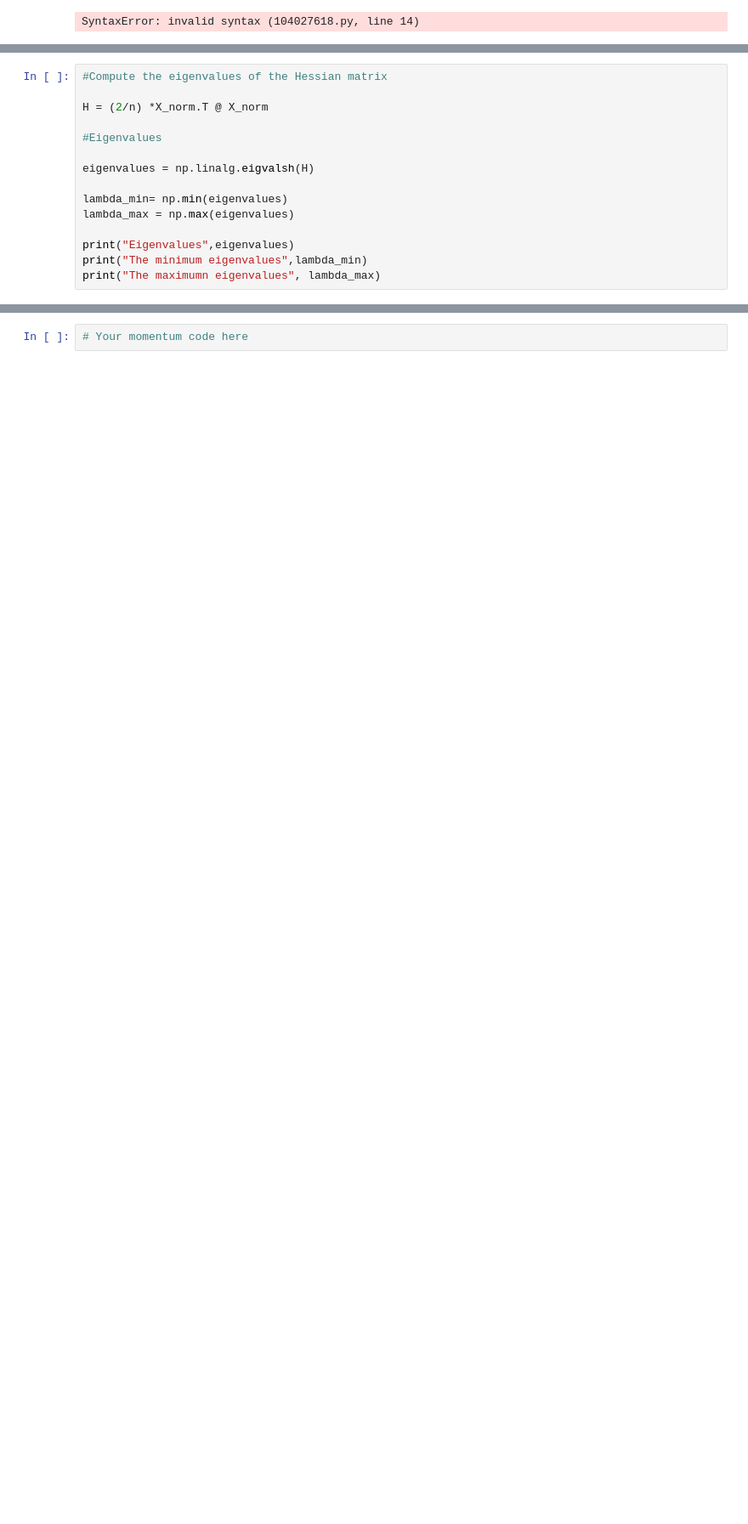
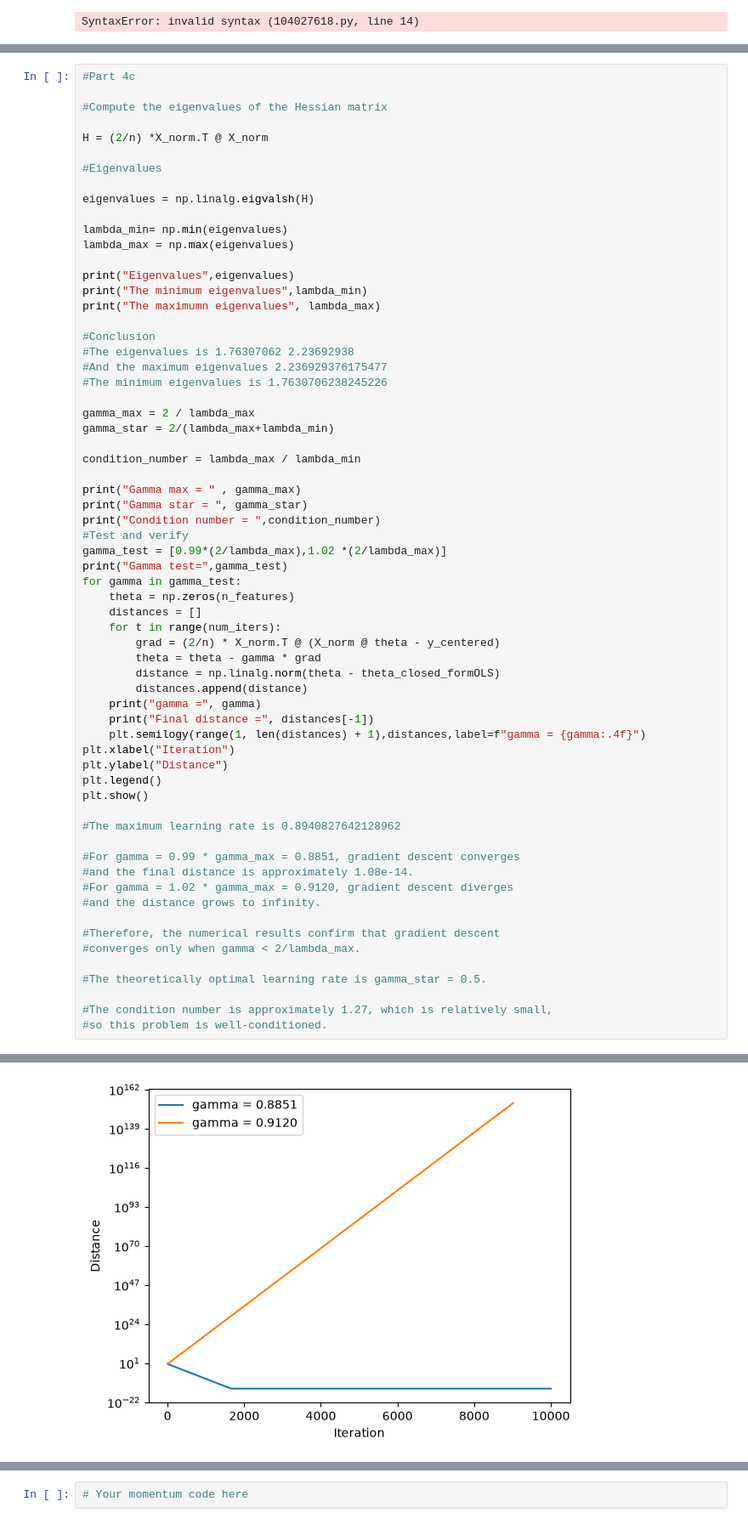
Before and after one commit to zejingw1998/FYS-STK4155-Anvendt-dataanalyse-og-maskinl-ring, a Jupyter notebook: Week_exercises/Week_37/exercisesweek37.ipynb, the cells around one changed output, grey strips where cells are left out. Shown at 85% size. Saved outputs shown, nothing was run; the diff lists cells and outputs as text; blank space fills up the shorter version.

```diff
--- a/Week_exercises/Week_37/exercisesweek37.ipynb
+++ b/Week_exercises/Week_37/exercisesweek37.ipynb
@@ -572,4 +573,6 @@ Gradient size: 8.321174595624514e-09
 # %%
+#Part 4c
+
 #Compute the eigenvalues of the Hessian matrix
 
 H = (2/n) *X_norm.T @ X_norm
@@ -584,6 +587,53 @@ lambda_max = np.max(eigenvalues)
 print("Eigenvalues",eigenvalues)
 print("The minimum eigenvalues",lambda_min)
 print("The maximumn eigenvalues", lambda_max)
+
+#Conclusion
+#The eigenvalues is 1.76307062 2.23692938
+#And the maximum eigenvalues 2.236929376175477
+#The minimum eigenvalues is 1.7630706238245226
+
+gamma_max = 2 / lambda_max
+gamma_star = 2/(lambda_max+lambda_min)
+
+condition_number = lambda_max / lambda_min
+
+print("Gamma max = " , gamma_max)
+print("Gamma star = ", gamma_star)
+print("Condition number = ",condition_number)
+#Test and verify
+gamma_test = [0.99*(2/lambda_max),1.02 *(2/lambda_max)]
+print("Gamma test=",gamma_test)
+for gamma in gamma_test:
+    theta = np.zeros(n_features)
+    distances = []
+    for t in range(num_iters):
+        grad = (2/n) * X_norm.T @ (X_norm @ theta - y_centered)
+        theta = theta - gamma * grad
+        distance = np.linalg.norm(theta - theta_closed_formOLS)
+        distances.append(distance)
+    print("gamma =", gamma)
+    print("Final distance =", distances[-1])
+    plt.semilogy(range(1, len(distances) + 1),distances,label=f"gamma = {gamma:.4f}")
+plt.xlabel("Iteration")
+plt.ylabel("Distance")
+plt.legend()
+plt.show()
+
+#The maximum learning rate is 0.8940827642128962
+
+#For gamma = 0.99 * gamma_max = 0.8851, gradient descent converges
+#and the final distance is approximately 1.08e-14.
+#For gamma = 1.02 * gamma_max = 0.9120, gradient descent diverges
+#and the distance grows to infinity.
+
+#Therefore, the numerical results confirm that gradient descent
+#converges only when gamma < 2/lambda_max.
+
+#The theoretically optimal learning rate is gamma_star = 0.5.
+
+#The condition number is approximately 1.27, which is relatively small,
+#so this problem is well-conditioned.
 # %% [output]
 Eigenvalues [1.76307062 2.23692938]
 The minimum eigenvalues 1.7630706238245226
@@ -591,3 +649,4 @@ The maximumn eigenvalues 2.236929376175477
+[figure, added]
 # %%
 import jax
 jax.config.update("jax_enable_x64", True)
```
Also changed, not shown: parts of 5 cells of this notebook.
